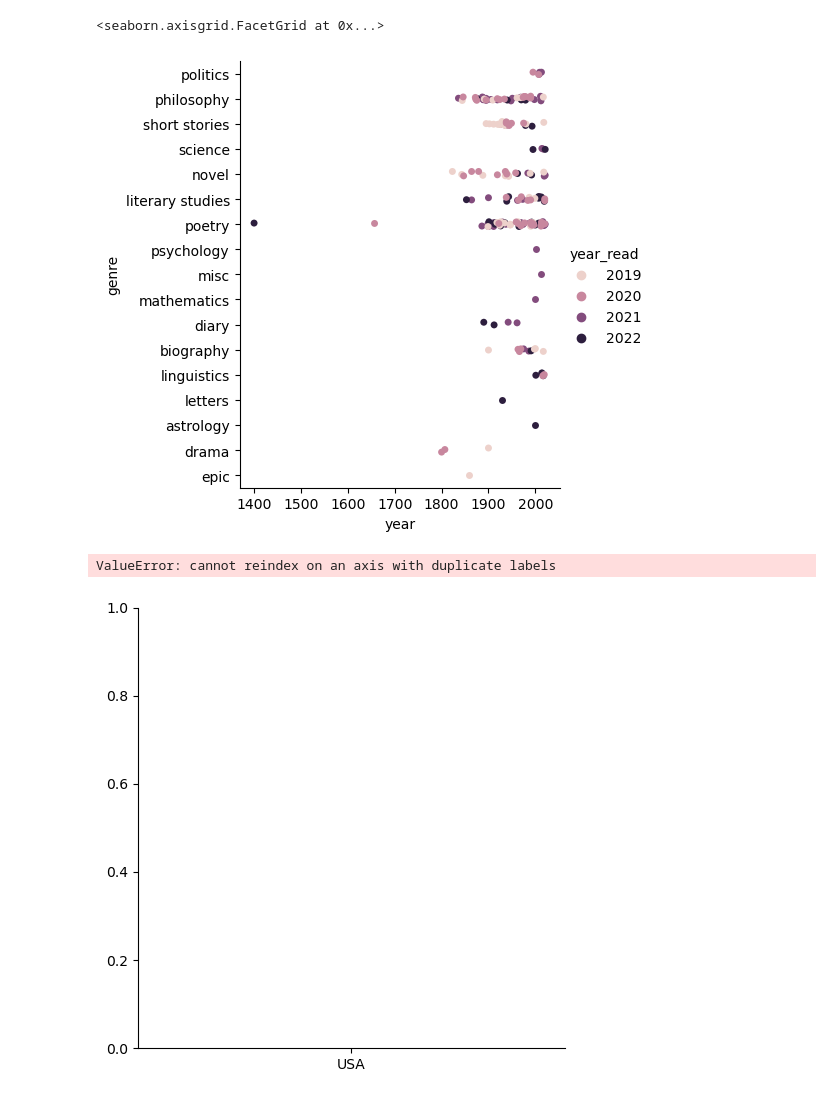
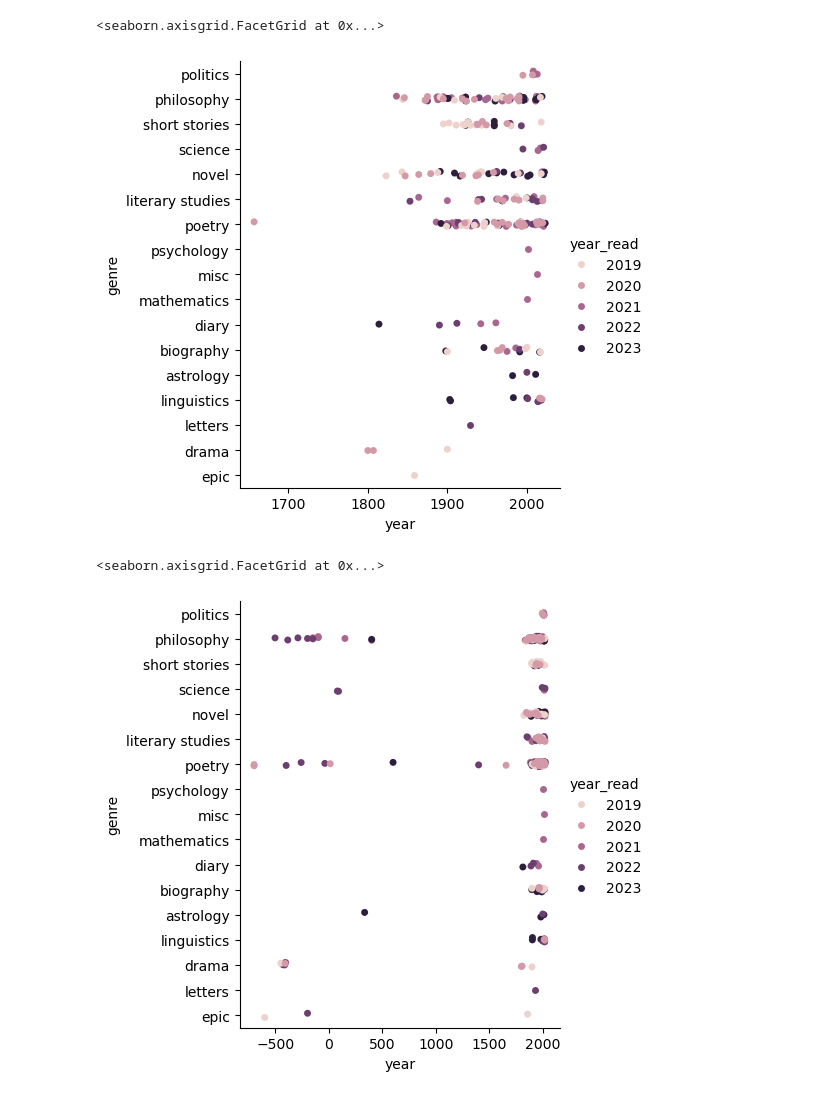
Before and after one commit to kmein/book-stats, a Jupyter notebook: Books.ipynb, the cells around one changed output. Cells and saved outputs as stored; diff of their text form; code cells hidden in the pictures.

```diff
--- a/Books.ipynb
+++ b/Books.ipynb
@@ -12,9 +12,10 @@ def add_column(df, name, series):
 # %%
 import os, glob
 csv_files = glob.glob(os.path.join("./data", "*.csv"))
-df = pd.concat(add_column(pd.read_csv(path, converters={
+df = pd.concat((add_column(pd.read_csv(path, converters={
     "genre": lambda x: x.replace("short story", "short stories")
-}), "year_read", int(os.path.splitext(os.path.basename(path))[0])) for path in csv_files)
+}), "year_read", int(os.path.splitext(os.path.basename(path))[0])) for path in csv_files), ignore_index=True).rename(columns={"country of origin": "country"})
+df["year"] = pd.to_numeric(df["year"])
 # %%
 df
 # %% [output]
@@ -101,10 +114,10 @@ sns.catplot(data=df, x="year", y="genre", hue='year_read')
 # %%
-sns.catplot(data=df[df["year"] > 500], x="year", y="genre", hue='year_read')
+sns.catplot(data=df[df["year"] > 1600], x="year", y="genre", hue='year_read')
 # %% [output]
 <seaborn.axisgrid.FacetGrid at 0x...>
-[figure, old version]
+[figure, new version]
 # %%
-sns.catplot(data=df, x="country of origin", y="year", hue='year_read')
+sns.catplot(data=df, x="year", y="genre", hue='year_read')
 # %% [output]
-ValueError: cannot reindex on an axis with duplicate labels
+<seaborn.axisgrid.FacetGrid at 0x...>
-[figure, old version]
+[figure, new version]
```
Also changed, not shown: parts of 14 cells of this notebook, 1 other file.
